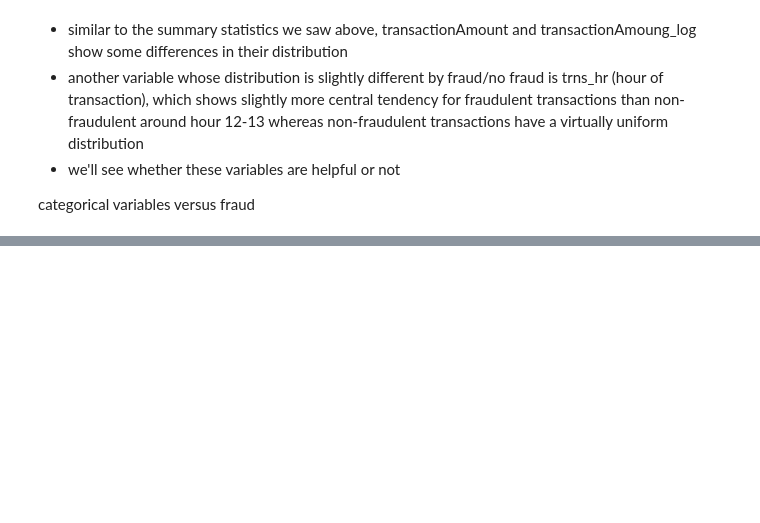
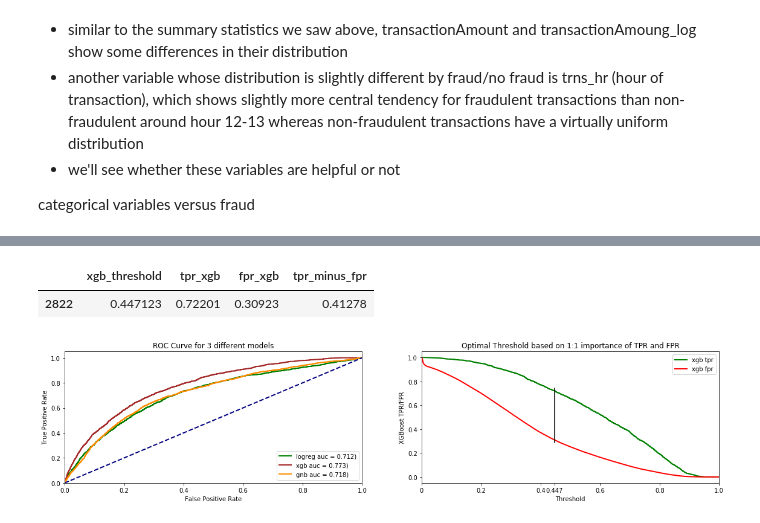
Before and after one commit to shanomax/DS, a Jupyter notebook: CapitalOne_DataScienceChallenge_ShaneCampbell.ipynb, the cells around one changed output, grey strips where cells are left out. Cells and saved outputs as stored; diff of their text form; code cells hidden in the pictures; blank space fills up the shorter version.

Commit message:
finishing modeling

```diff
--- a/CapitalOne_DataScienceChallenge_ShaneCampbell.ipynb
+++ b/CapitalOne_DataScienceChallenge_ShaneCampbell.ipynb
@@ -699,0 +794,2 @@ for c in cat_vars:
+# %%
+gnb_priors = (trn.fraud.value_counts() / trn.shape[0]).values
@@ -699,0 +853,52 @@ for c in cat_vars:
+# %%
+#roc curve for each model to see how they perform across different classification thresholds
+
+#taken from https://scikit-learn.org/stable/auto_examples/model_selection/plot_roc.html#sphx-glr-auto-examples-model-selection-plot-roc-py
+
+fpr_logreg, tpr_logreg, thresholds_logreg = roc_curve(eval_df.y, eval_df.logreg_pred_probs)
+auc_logreg = auc(fpr_logreg, tpr_logreg)
+
+fpr_xgb, tpr_xgb, thresholds_xgb = roc_curve(eval_df.y, eval_df.xgb_pred_probs)
+auc_xgb = auc(fpr_xgb, tpr_xgb)
+
+fpr_gnb, tpr_gnb, thresholds_gnb = roc_curve(eval_df.y, eval_df.gnb_pred_probs)
+auc_gnb = auc(fpr_gnb, tpr_gnb)
+
+roc_xgb = pd.DataFrame({'xgb_threshold':thresholds_xgb, 'tpr_xgb':tpr_xgb, 'fpr_xgb':fpr_xgb})
+roc_xgb['tpr_minus_fpr'] = roc_xgb.tpr_xgb - roc_xgb.fpr_xgb
+max_diff = roc_xgb.tpr_minus_fpr.max()
+roc_xgb.loc[ roc_xgb.tpr_minus_fpr == max_diff, ]
+# %% [output]
+|  | xgb_threshold | tpr_xgb | fpr_xgb | tpr_minus_fpr |
+| 2822 | 0.447123 | 0.72201 | 0.30923 | 0.41278 |
+# %%
+roc_fig = plt.figure(figsize = (30, 4))
+lw = 2
+
+ax1 = roc_fig.add_subplot(131)
+plt.plot(fpr_logreg, tpr_logreg, color='green',
+         lw=lw, label='logreg auc = %0.3f)' % auc_logreg)
+plt.plot(fpr_xgb, tpr_xgb, color='brown',
+         lw=lw, label='xgb auc = %0.3f)' % auc_xgb)
+plt.plot(fpr_gnb, tpr_gnb, color='darkorange',
+         lw=lw, label='gnb auc = %0.3f)' % auc_gnb)
+plt.plot([0, 1], [0, 1], color='navy', lw=lw, linestyle='--')
+plt.xlim([0.0, 1.0])
+plt.ylim([0.0, 1.05])
+plt.xlabel('False Positive Rate')
+plt.ylabel('True Positive Rate')
+plt.title('ROC Curve for 3 different models')
+plt.legend(loc="lower right");
+
+ax2 = roc_fig.add_subplot(132)
+plt.plot(roc_xgb.xgb_threshold, roc_xgb.tpr_xgb, color = 'green', lw=lw, label='xgb tpr')
+plt.plot(roc_xgb.xgb_threshold, roc_xgb.fpr_xgb, color = 'red', lw=lw, label='xgb fpr')
+plt.xlim(0,1);
+plt.legend();
+plt.xlabel('Threshold');
+plt.ylabel('XGBoost TPR/FPR');
+plt.title('Optimal Threshold based on 1:1 importance of TPR and FPR')
+plt.axvline(x = 0.447123, ymin = 0.30923, ymax = 0.72201, color = 'black');
+plt.xticks([0, 0.2, 0.4, 0.447, 0.6, 0.8, 1.0], ['0', '0.2', '0.4', '0.447', '0.6', '0.8', '1.0']);
+# %% [output]
+[figure, added]
```
Also changed, not shown: parts of 33 cells of this notebook.
